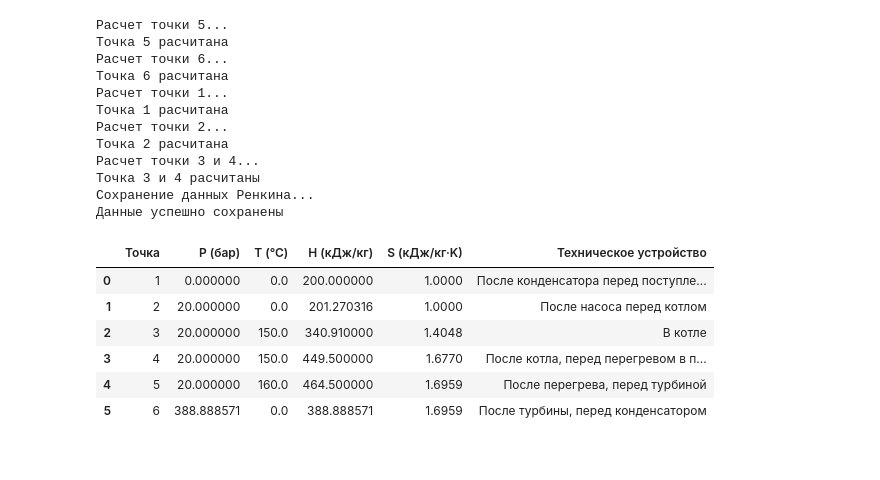
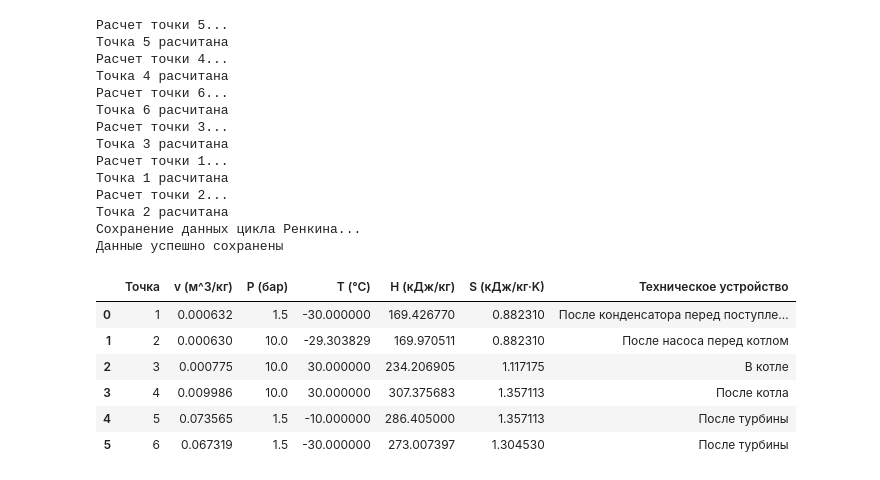
Before and after one commit to BaranovSerV/H-S-Diagram, a Jupyter notebook: renkine.ipynb, the cells around one changed output. Drawn from its saved outputs; the diff is of its cells as text; code cells hidden in the pictures.

```diff
--- a/renkine.ipynb
+++ b/renkine.ipynb
@@ -15,32 +16,29 @@ renkine = Renkine(S_5_point, H_5_point)
-# %%
-(
-    S1, H1, P1, T1,
-    S2, H2, P2, T2,
-    S3, H3, P3, T3,
-    S4, H4, P4, T4,
-    S5, H5, P5, T5,
-    S6, H6, P6, T6,
-) = renkine.renkine_data()
-# %% [output]
-Расчет точки 5...
-Точка 5 расчитана
-Расчет точки 6...
-Точка 6 расчитана
-Расчет точки 1...
-Точка 1 расчитана
-Расчет точки 2...
-Точка 2 расчитана
-Расчет точки 3 и 4...
-Точка 3 и 4 расчитаны
-Сохранение данных Ренкина...
-Данные успешно сохранены
-|  | Точка | P (бар) | T (°C) | H (кДж/кг) | S (кДж/кг·K) | Техническое устройство |
-| 0 | 1 | 0.000000 | 0.0 | 200.000000 | 1.0000 | После конденсатора перед поступле... |
-| 1 | 2 | 20.000000 | 0.0 | 201.270316 | 1.0000 | После насоса перед котлом |
-| 2 | 3 | 20.000000 | 150.0 | 340.910000 | 1.4048 | В котле |
-| 3 | 4 | 20.000000 | 150.0 | 449.500000 | 1.6770 | После котла, перед перегревом в п... |
-| 4 | 5 | 20.000000 | 160.0 | 464.500000 | 1.6959 | После перегрева, перед турбиной |
-| 5 | 6 | 388.888571 | 0.0 | 388.888571 | 1.6959 | После турбины, перед конденсатором |
+# %%
+(
+    S_RENKINE, T_RENKINE, S, T
+) = renkine.renkine_data()
+# %% [output]
+Расчет точки 5...
+Точка 5 расчитана
+Расчет точки 4...
+Точка 4 расчитана
+Расчет точки 6...
+Точка 6 расчитана
+Расчет точки 3...
+Точка 3 расчитана
+Расчет точки 1...
+Точка 1 расчитана
+Расчет точки 2...
+Точка 2 расчитана
+Сохранение данных цикла Ренкина...
+Данные успешно сохранены
+|  | Точка | v (м^3/кг) | P (бар) | T (°C) | H (кДж/кг) | S (кДж/кг·K) | Техническое устройство |
+| 0 | 1 | 0.000632 | 1.5 | -30.000000 | 169.426770 | 0.882310 | После конденсатора перед поступле... |
+| 1 | 2 | 0.000630 | 10.0 | -29.303829 | 169.970511 | 0.882310 | После насоса перед котлом |
+| 2 | 3 | 0.000775 | 10.0 | 30.000000 | 234.206905 | 1.117175 | В котле |
+| 3 | 4 | 0.009986 | 10.0 | 30.000000 | 307.375683 | 1.357113 | После котла |
+| 4 | 5 | 0.073565 | 1.5 | -10.000000 | 286.405000 | 1.357113 | После турбины |
+| 5 | 6 | 0.067319 | 1.5 | -30.000000 | 273.007397 | 1.304530 | После турбины |
 # %%
 renkine.renkine_params()
 # %% [output]
```
Also changed, not shown: parts of 5 cells of this notebook, 20 other files.
